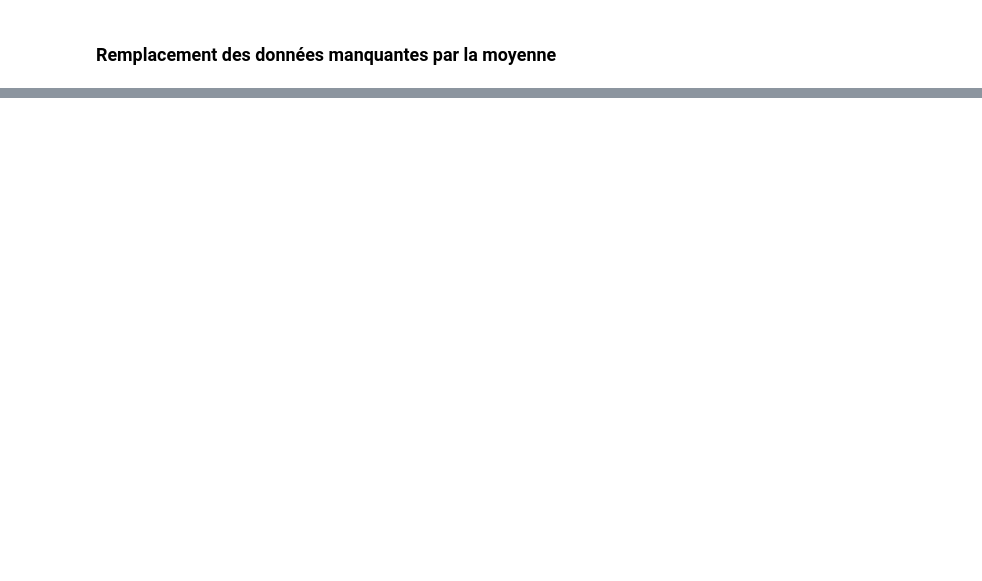
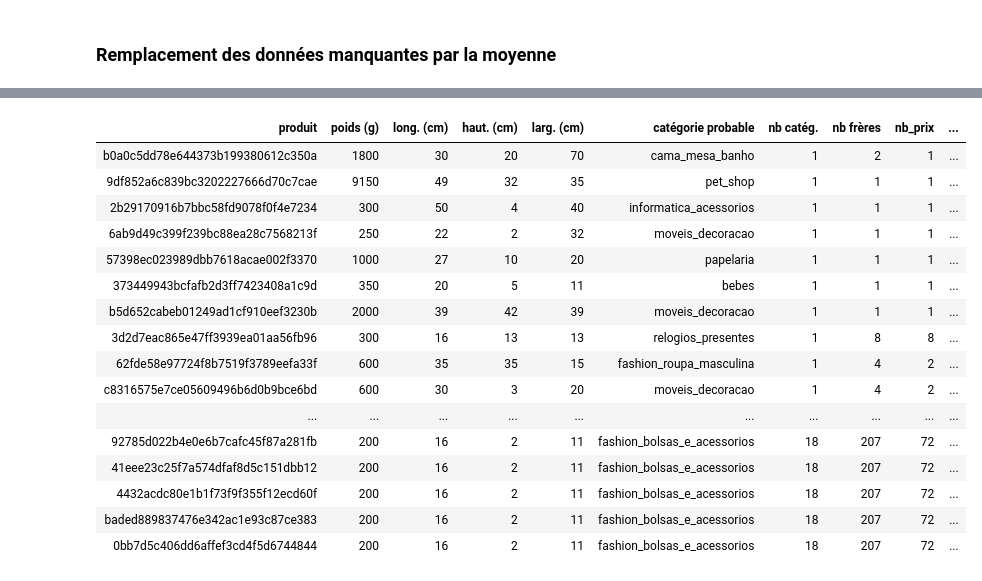
Before and after one commit to RodWeb-dev/ETL-Groupe, a Jupyter notebook: ETL-goupe.ipynb, the cells around one changed output, grey strips where cells are left out. Saved outputs shown, nothing was run; the diff lists cells and outputs as text; code cells hidden in the pictures; blank space fills up the shorter version.

Commit message:
Etudes de cas et test de la dataframe orders

```diff
--- a/ETL-goupe.ipynb
+++ b/ETL-goupe.ipynb
@@ -126,0 +126,15 @@ orders =
+# %%
+#PRODUCT COLUMN CLEANING
+
+
+products = df_dic["products"]
+col = products["product_photos_qty"]
+col.fillna(0)
+
+cols = ["product_weight_g", "product_length_cm", "product_height_cm", "product_width_cm"]
+
+
+products["nb_identiques"] = products.groupby(cols, dropna=False)[cols[0]].transform("size") - 1
+
+resultat = products.sort_values("nb_identiques", ascending=False)
+print(resultat[["product_id", "product_category_name"] + cols + ["nb_identiques"]])
@@ -126,0 +304,59 @@ orders =
+# %%
+cols = ["product_weight_g", "product_length_cm", "product_height_cm", "product_width_cm"]
+
+# --- prix par produit (médiane des ventes) ---
+order_items = df_dic['order_items']
+prix_produit = order_items.groupby("product_id")["price"].median()
+if "price" not in products.columns:
+    products = products.merge(prix_produit.rename("price"), on="product_id", how="left")
+
+# --- infos sur les frères (mêmes 4 dimensions) ---
+g = products.groupby(cols, dropna=False)
+
+cat_dans_groupe = g["product_category_name"].transform(lambda s: s.notna().sum())  # frères catégorisés
+nb_categories   = g["product_category_name"].transform("nunique")                  # catégories différentes
+nb_identiques   = g["product_category_name"].transform("size") - 1
+categorie_majoritaire = g["product_category_name"].transform(
+    lambda s: s.value_counts().index[0] if s.notna().any() else None)
+nb_prix    = g["price"].transform("nunique")
+prix_frere = g["price"].transform(lambda s: s.dropna().iloc[0] if s.notna().any() else None)
+
+# --- produits sans catégorie / nom / description, mais avec au moins un frère catégorisé ---
+masque = (products["product_category_name"].isna()
+          & products["product_name_lenght"].isna()
+          & products["product_description_lenght"].isna()
+          & (cat_dans_groupe > 0)
+          & products[cols].notna().all(axis=1))   # écarte les produits sans dimensions
+
+resultat = (products.loc[masque, ["product_id"] + cols]
+            .assign(categorie_probable=categorie_majoritaire[masque],
+                    nb_categories=nb_categories[masque],
+                    nb_identiques=nb_identiques[masque],
+                    nb_prix=nb_prix[masque],
+                    price_match=(nb_prix[masque] == 1),
+                    prix=prix_frere[masque])
+            .sort_values(["nb_categories", "price_match", "nb_identiques"],
+                         ascending=[True, False, False]))
+
+print(len(resultat), "produits sans catégorie/nom/description avec frère catégorisé")
+print((resultat["nb_categories"] == 1).sum(), "ont des frères tous d'accord sur une seule catégorie")
+affichage = (resultat.rename(columns={
+                "product_id": "produit",
+                "product_weight_g": "poids (g)",
+                "product_length_cm": "long. (cm)",
+                "product_height_cm": "haut. (cm)",
+                "product_width_cm": "larg. (cm)",
+                "categorie_probable": "catégorie probable",
+                "nb_categories": "nb catég.",
+                "nb_identiques": "nb frères",
+                "price_match": "prix idem"})
+             .style
+             .hide(axis="index")
+             .format({"prix": "R$ {:.2f}",
+                      "poids (g)": "{:.0f}", "long. (cm)": "{:.0f}",
+                      "haut. (cm)": "{:.0f}", "larg. (cm)": "{:.0f}"})
+             .background_gradient(subset=["nb frères"], cmap="Blues")
+             .map(lambda v: "background-color:#d8f3dc" if v is True else "", subset=["prix idem"]))
+
+display(affichage)
+# %% [output]
@@ -126,0 +365,17 @@ orders =
+| produit | poids (g) | long. (cm) | haut. (cm) | larg. (cm) | catégorie probable | nb catég. | nb frères | nb_prix | ... |
+| b0a0c5dd78e644373b199380612c350a | 1800 | 30 | 20 | 70 | cama_mesa_banho | 1 | 2 | 1 | ... |
+| 9df852a6c839bc3202227666d70c7cae | 9150 | 49 | 32 | 35 | pet_shop | 1 | 1 | 1 | ... |
+| 2b29170916b7bbc58fd9078f0f4e7234 | 300 | 50 | 4 | 40 | informatica_acessorios | 1 | 1 | 1 | ... |
+| 6ab9d49c399f239bc88ea28c7568213f | 250 | 22 | 2 | 32 | moveis_decoracao | 1 | 1 | 1 | ... |
+| 57398ec023989dbb7618acae002f3370 | 1000 | 27 | 10 | 20 | papelaria | 1 | 1 | 1 | ... |
+| 373449943bcfafb2d3ff7423408a1c9d | 350 | 20 | 5 | 11 | bebes | 1 | 1 | 1 | ... |
+| b5d652cabeb01249ad1cf910eef3230b | 2000 | 39 | 42 | 39 | moveis_decoracao | 1 | 1 | 1 | ... |
+| 3d2d7eac865e47ff3939ea01aa56fb96 | 300 | 16 | 13 | 13 | relogios_presentes | 1 | 8 | 8 | ... |
+| 62fde58e97724f8b7519f3789eefa33f | 600 | 35 | 35 | 15 | fashion_roupa_masculina | 1 | 4 | 2 | ... |
+| c8316575e7ce05609496b6d0b9bce6bd | 600 | 30 | 3 | 20 | moveis_decoracao | 1 | 4 | 2 | ... |
+| ... | ... | ... | ... | ... | ... | ... | ... | ... | ... |
+| 92785d022b4e0e6b7cafc45f87a281fb | 200 | 16 | 2 | 11 | fashion_bolsas_e_acessorios | 18 | 207 | 72 | ... |
+| 41eee23c25f7a574dfaf8d5c151dbb12 | 200 | 16 | 2 | 11 | fashion_bolsas_e_acessorios | 18 | 207 | 72 | ... |
+| 4432acdc80e1b1f73f9f355f12ecd60f | 200 | 16 | 2 | 11 | fashion_bolsas_e_acessorios | 18 | 207 | 72 | ... |
+| baded889837476e342ac1e93c87ce383 | 200 | 16 | 2 | 11 | fashion_bolsas_e_acessorios | 18 | 207 | 72 | ... |
+| 0bb7d5c406dd6affef3cd4f5d6744844 | 200 | 16 | 2 | 11 | fashion_bolsas_e_acessorios | 18 | 207 | 72 | ... |
```
Also changed, not shown: parts of 10 cells of this notebook.
